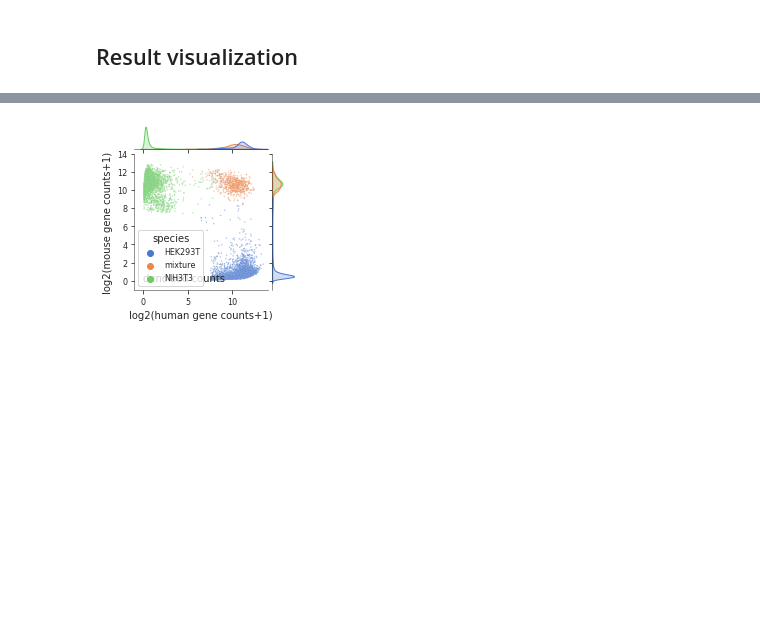
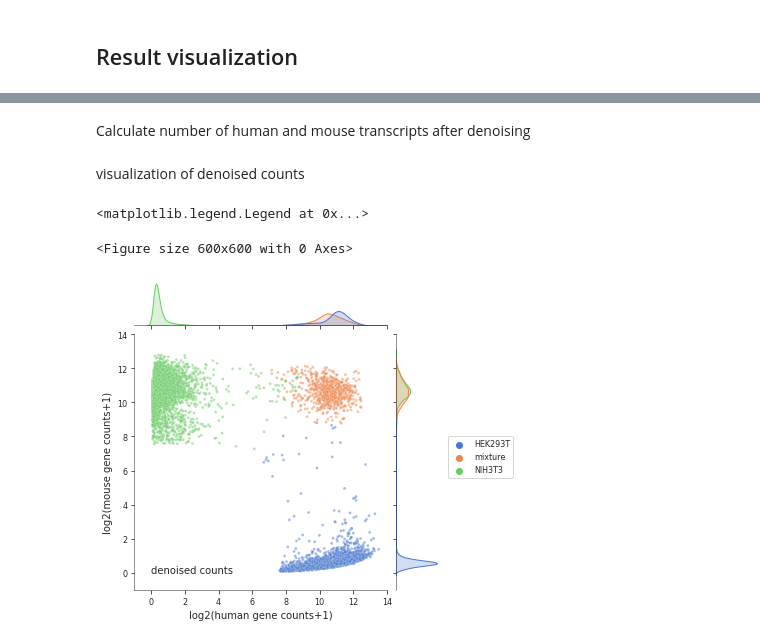
Before and after one commit to CaibinSh/scAR-reproducibility, a Jupyter notebook: reproducibility/scAR_tutorial_mRNA_denoising.ipynb, the cells around one changed output, grey strips where cells are left out. Drawn from its saved outputs; the diff is of its cells as text; code cells hidden in the pictures; blank space fills up the shorter version.

```diff
--- a/reproducibility/scAR_tutorial_mRNA_denoising.ipynb
+++ b/reproducibility/scAR_tutorial_mRNA_denoising.ipynb
@@ -121,3 +96,10 @@ raw_counts = species_mix.to_df()
+# %%
+# prepare inputs for scAR
+
+non_cell_droplets = species_mix_raw[species_mix_raw.obs_names.isin(rank_UMIs[rank_UMIs['droplets']=='cell-free droplets'].index)].X.sum(axis=0)
+empty_profile=(non_cell_droplets/non_cell_droplets.sum()).A1
+
+raw_counts = species_mix.to_df()
 # %% [markdown]
 ## Train scAR
 # %%
@@ -188,0 +170,2 @@ denoised_count['log2(mouse gene counts+1)'] = np.log2(denoised_count['mouse gene
+# %% [markdown]
+Calculate number of human and mouse transcripts after denoising
@@ -189,16 +180,23 @@ denoised_count['log2(mouse gene counts+1)'] = np.log2(denoised_count['mouse gene
+# %% [markdown]
+visualization of denoised counts
 # %%
+plt.figure(figsize=(4, 4), dpi=150)
+
 ax = sns.jointplot(data=denoised_count,
                    x="log2(human gene counts+1)",
                    y="log2(mouse gene counts+1)",
                    hue='species',
                    hue_order=['HEK293T', 'mixture', 'NIH3T3'],
-                   s=2,
+                   s=8,
                    alpha=0.5,
                    legend=True,
-                   height=3,
+                   height=5,
                    marginal_kws={'common_norm':False});
 ax.ax_joint.text(0, 0, 'denoised counts');
 ax.ax_joint.set_xlim(-1, 14);
 ax.ax_joint.set_ylim(-1, 14);
+ax.ax_joint.legend(bbox_to_anchor=(1.5, 0.6),borderaxespad=0)
 # %% [output]
+<matplotlib.legend.Legend at 0x...>
+<Figure size 600x600 with 0 Axes>
-[figure, old version]
+[figure, new version]
```
Also changed, not shown: parts of 22 cells of this notebook.
